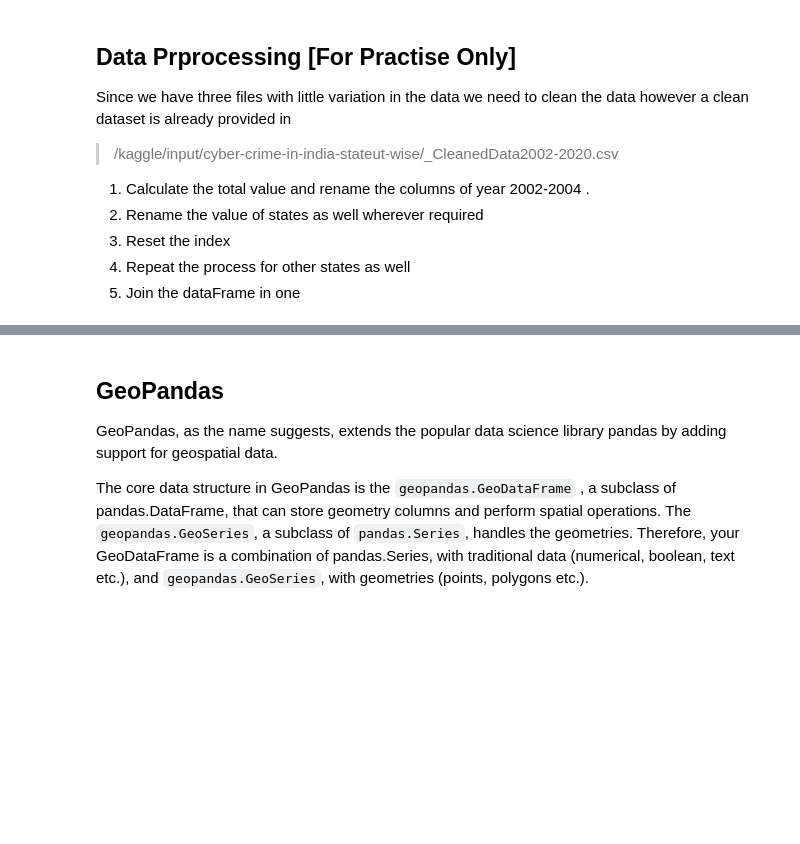
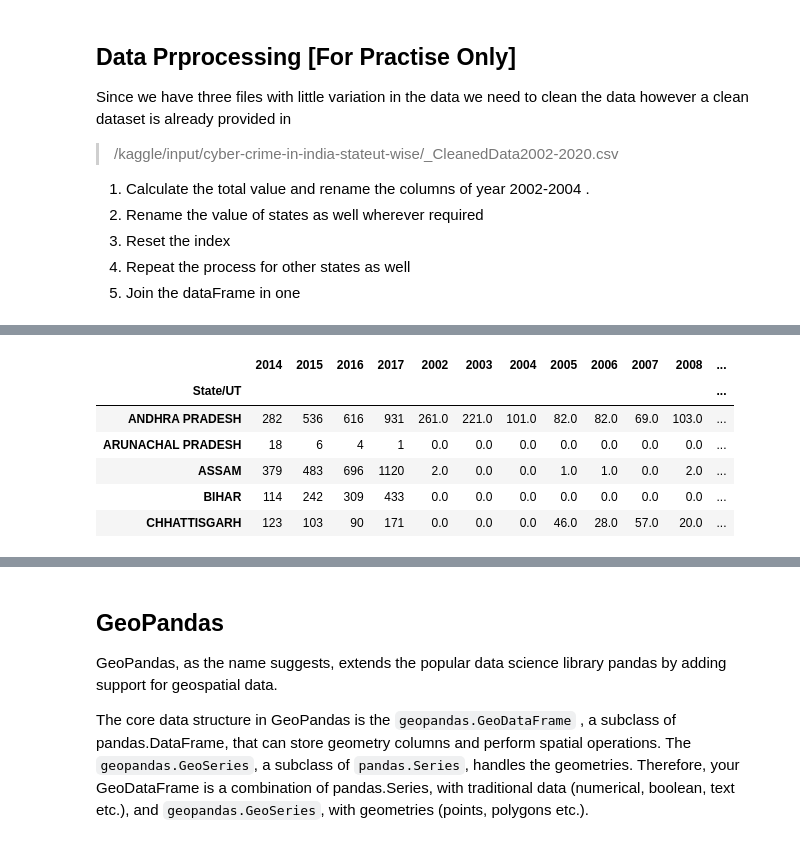
Before and after one commit to divyanshu-kunwar/kaggle_practise, a Jupyter notebook: cyber-crimes.ipynb, the cells around one changed output, grey strips where cells are left out. Drawn from its saved outputs; the diff is of its cells as text; code cells hidden in the pictures; blank space fills up the shorter version.

```diff
--- a/cyber-crimes.ipynb
+++ b/cyber-crimes.ipynb
@@ -92,0 +89,19 @@ df.head(35)
+# %%
+
+# Rename the columns and state name to match the name to the dataframe 'df'
+otherdf.rename(columns={"2014 Total":"2014" , "2015 Total": "2015" , "2016 Total":"2016" , "2017 Total":"2017"} , inplace=True)
+otherdf['State/UT'] = otherdf['State/UT'].apply(lambda a : str.upper(a))
+otherdf['State/UT']=otherdf['State/UT'].replace(['DELHI UT','D&N HAVELI'] , ['DELHI' , 'D & N HAVELI'])
+otherdf = otherdf.set_index("State/UT")
+# join df and otherdf (i.e data from 2014-2017)
+df = otherdf.join(df)
+
+df.head()
+# %% [output]
+|  | 2014 | 2015 | 2016 | 2017 | 2002 | 2003 | 2004 | 2005 | 2006 | 2007 | 2008 | ... |
+| State/UT |  |  |  |  |  |  |  |  |  |  |  | ... |
+| ANDHRA PRADESH | 282 | 536 | 616 | 931 | 261.0 | 221.0 | 101.0 | 82.0 | 82.0 | 69.0 | 103.0 | ... |
+| ARUNACHAL PRADESH | 18 | 6 | 4 | 1 | 0.0 | 0.0 | 0.0 | 0.0 | 0.0 | 0.0 | 0.0 | ... |
+| ASSAM | 379 | 483 | 696 | 1120 | 2.0 | 0.0 | 0.0 | 1.0 | 1.0 | 0.0 | 2.0 | ... |
+| BIHAR | 114 | 242 | 309 | 433 | 0.0 | 0.0 | 0.0 | 0.0 | 0.0 | 0.0 | 0.0 | ... |
+| CHHATTISGARH | 123 | 103 | 90 | 171 | 0.0 | 0.0 | 0.0 | 46.0 | 28.0 | 57.0 | 20.0 | ... |
```
Also changed, not shown: parts of 15 cells of this notebook.
